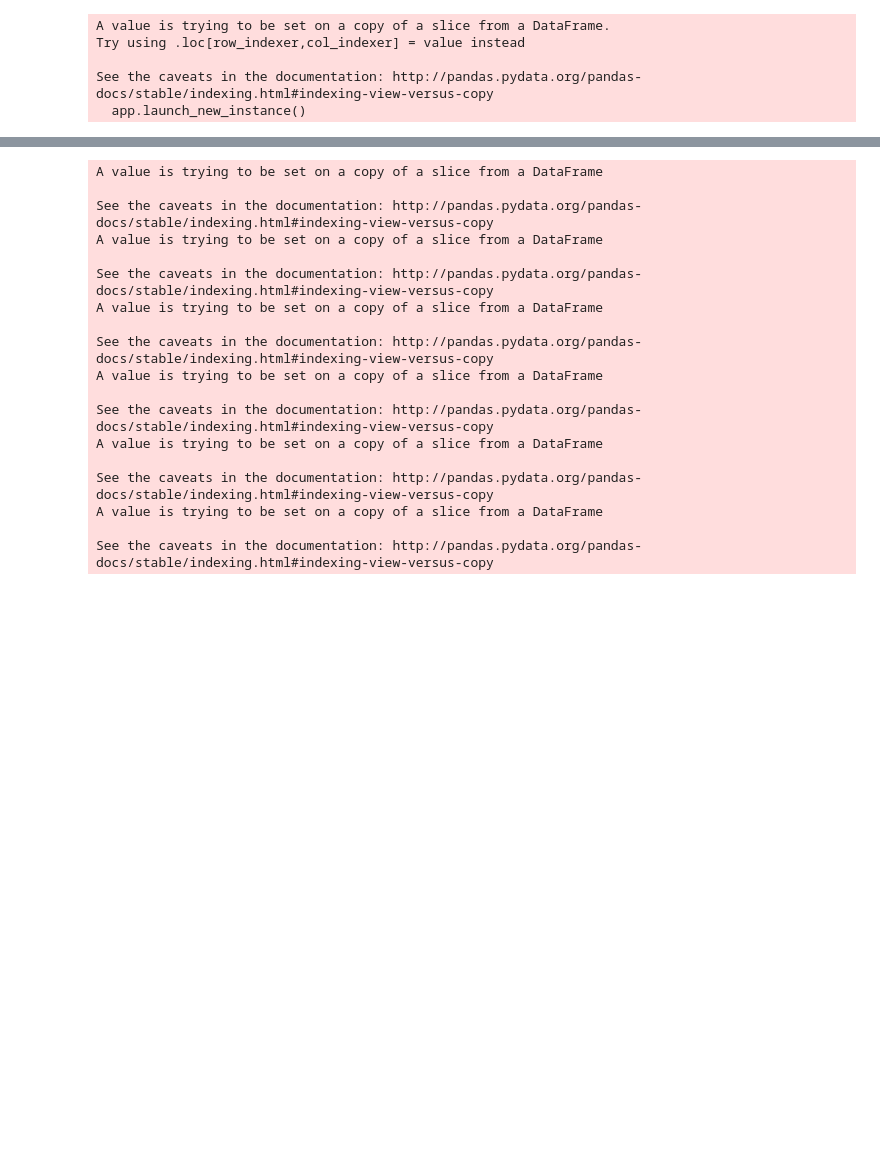
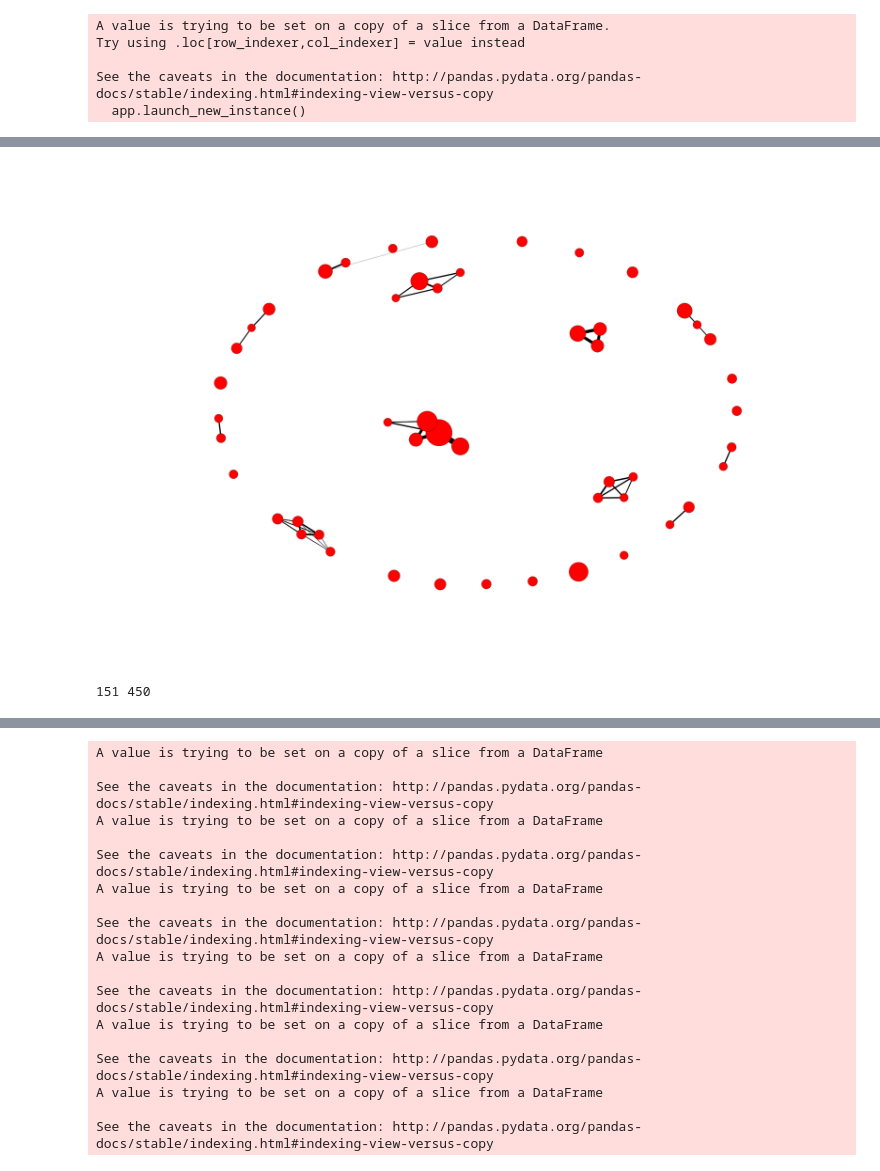
Before and after one commit to RiB-/retraction_analysis, a Jupyter notebook: EDA.ipynb, the cells around one changed output, grey strips where cells are left out. Cells and saved outputs as stored; diff of their text form; code cells hidden in the pictures; blank space fills up the shorter version.

```diff
--- a/EDA.ipynb
+++ b/EDA.ipynb
@@ -535,0 +661,11 @@ author_summary_df.head(3)
+# %%
+for auth in author_ls:
+    G.add_node(auth, count=author_retraction_count_dc[auth])
+    G.add_node(auth, first=author_retraction_first_dc[auth])
+    G.add_node(auth, last=author_retraction_last_dc[auth])
+    G.add_node(auth, middle=author_retraction_middle_dc[auth])
+#end
+# %%
+for co_authors in edge_weight_uni_dc:
+    G.add_edge(*co_authors, weight=edge_weight_uni_dc[co_authors])
+#end
@@ -535,0 +676,5 @@ author_summary_df.head(3)
+# %%
+Simple_G = G.copy()
+top_50_author_ls = list(set((auth_df['author_name'].head(50))))
+discard_ls = [auth for auth in author_ls if auth not in top_50_author_ls]
+Simple_G.remove_nodes_from(discard_ls)
@@ -535,0 +685,9 @@ author_summary_df.head(3)
+# %%
+node_size_ls = [25*Simple_G.node[a]['count'] for a in Simple_G.nodes()]
+edge_weight_ls = [0.25*Simple_G.edge[a][b]['weight'] for a, b in Simple_G.edges()]
+# %%
+plt.figure(figsize=(18,12))
+pos = nx.spring_layout(Simple_G)
+nx.draw(Simple_G, pos, node_size=node_size_ls, width=edge_weight_ls)
+# %% [output]
+[figure, added]
@@ -535,0 +708,4 @@ author_summary_df.head(3)
+# %%
+print Top_n_auth_G.number_of_nodes(), Top_n_auth_G.number_of_edges()
+# %% [output]
+151 450
```
Also changed, not shown: parts of 34 cells of this notebook, 1 other file.
